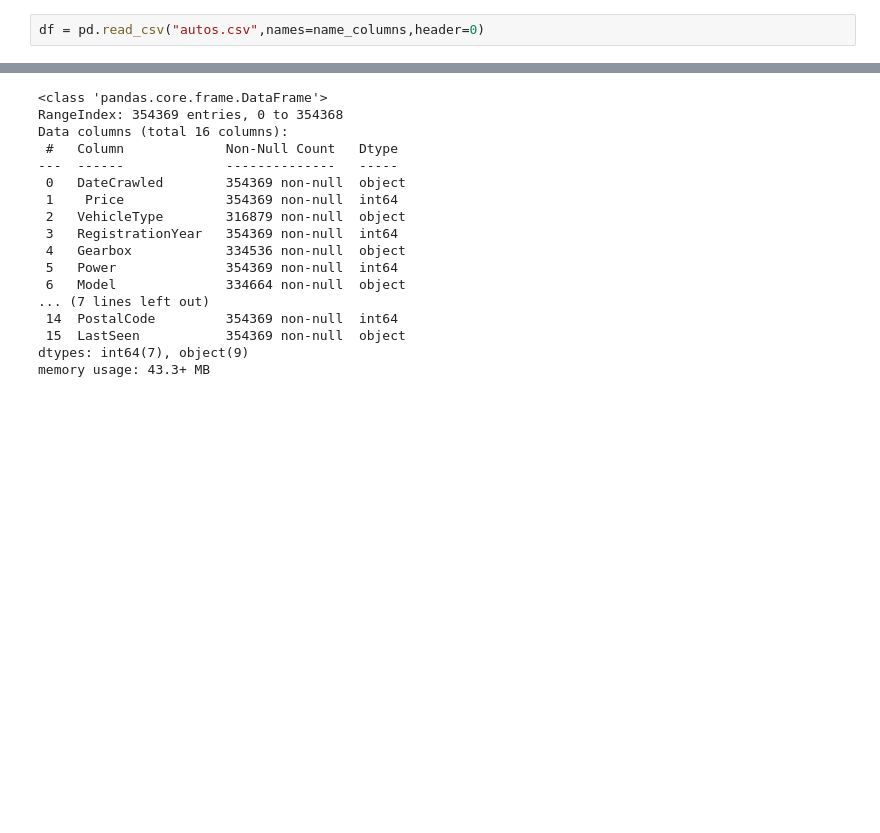
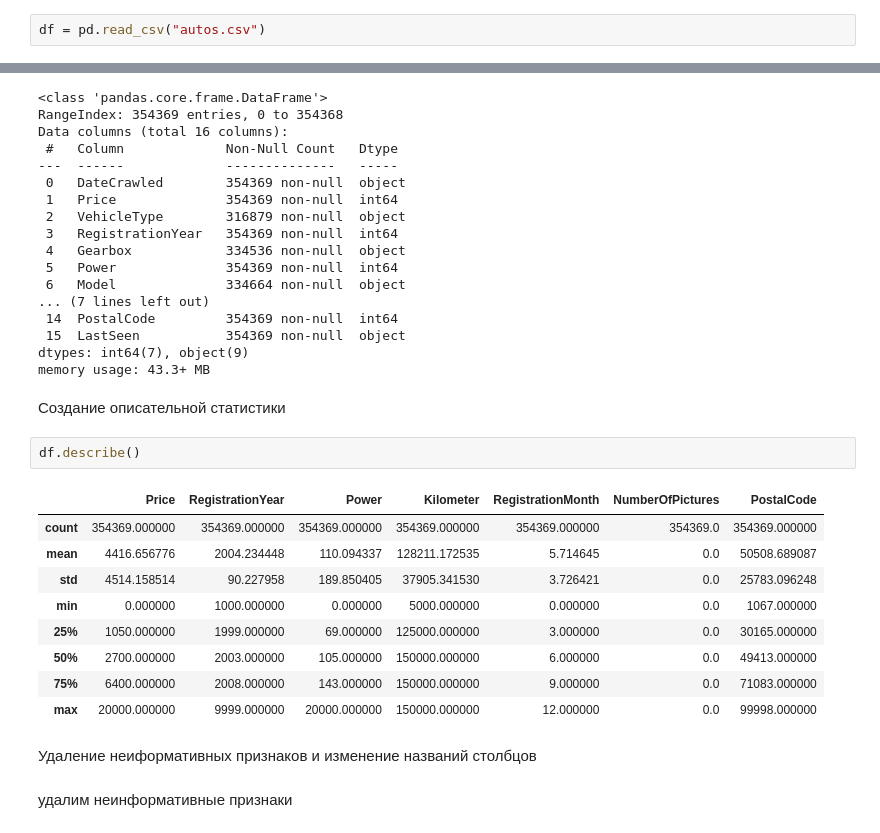
Before and after one commit to samurai921/task_sklearn, a Jupyter notebook: task_2/task_2.ipynb, the cells around one changed output, grey strips where cells are left out. Cells and saved outputs as stored; diff of their text form; blank space fills up the shorter version.

```diff
--- a/task_2/task_2.ipynb
+++ b/task_2/task_2.ipynb
@@ -29,2 +13,2 @@ name_columns = [
 # %%
-df = pd.read_csv("autos.csv",names=name_columns,header=0)
+df = pd.read_csv("autos.csv")
@@ -48,3 +43,21 @@ Data columns (total 16 columns):
  15  LastSeen           354369 non-null  object
 dtypes: int64(7), object(9)
 memory usage: 43.3+ MB
+# %% [markdown]
+Создание описательной статистики
+# %%
+df.describe()
+# %% [output]
+|  | Price | RegistrationYear | Power | Kilometer | RegistrationMonth | NumberOfPictures | PostalCode |
+| count | 354369.000000 | 354369.000000 | 354369.000000 | 354369.000000 | 354369.000000 | 354369.0 | 354369.000000 |
+| mean | 4416.656776 | 2004.234448 | 110.094337 | 128211.172535 | 5.714645 | 0.0 | 50508.689087 |
+| std | 4514.158514 | 90.227958 | 189.850405 | 37905.341530 | 3.726421 | 0.0 | 25783.096248 |
+| min | 0.000000 | 1000.000000 | 0.000000 | 5000.000000 | 0.000000 | 0.0 | 1067.000000 |
+| 25% | 1050.000000 | 1999.000000 | 69.000000 | 125000.000000 | 3.000000 | 0.0 | 30165.000000 |
+| 50% | 2700.000000 | 2003.000000 | 105.000000 | 150000.000000 | 6.000000 | 0.0 | 49413.000000 |
+| 75% | 6400.000000 | 2008.000000 | 143.000000 | 150000.000000 | 9.000000 | 0.0 | 71083.000000 |
+| max | 20000.000000 | 9999.000000 | 20000.000000 | 150000.000000 | 12.000000 | 0.0 | 99998.000000 |
+# %% [markdown]
+Удаление неиформативных признаков и изменение названий столбцов
+# %% [markdown]
+удалим неинформативные признаки
```
Also changed, not shown: parts of 27 cells of this notebook.
